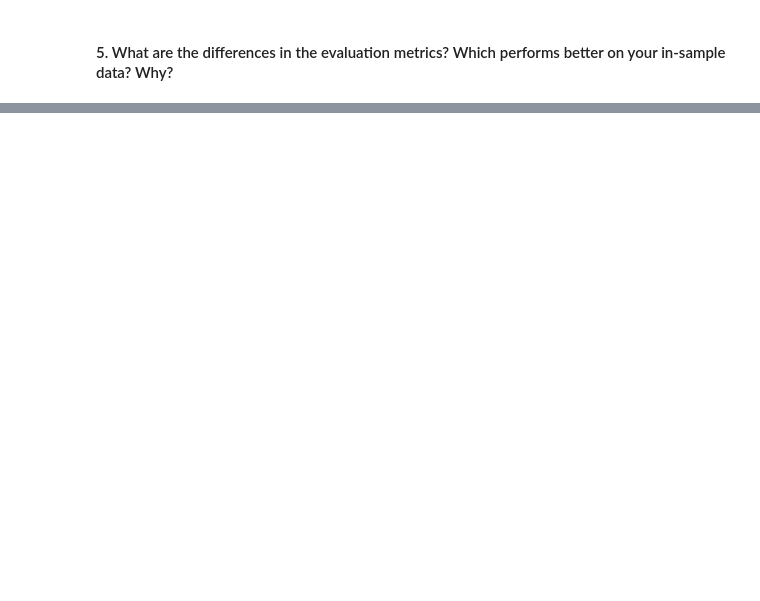
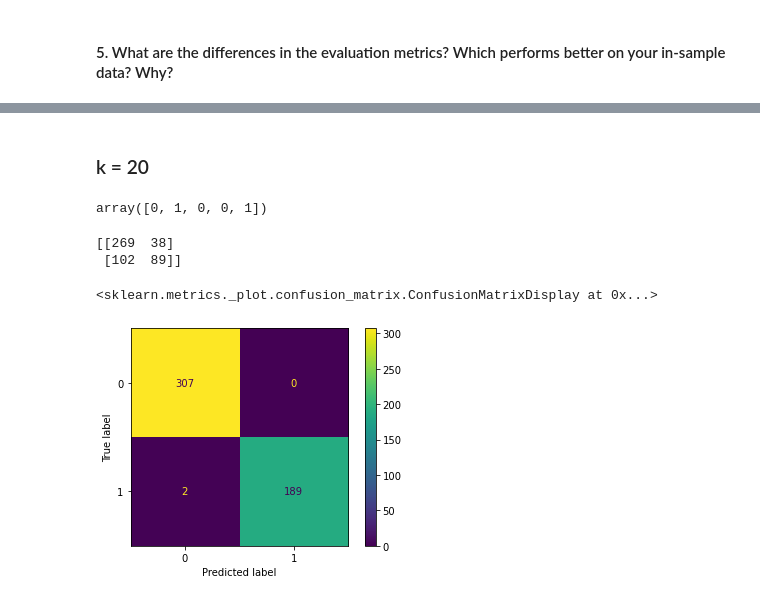
Before and after one commit to Naomi-SB/classification-exercises, a Jupyter notebook: model.ipynb, the cells around one changed output, grey strips where cells are left out. Saved outputs shown, nothing was run; the diff lists cells and outputs as text; code cells hidden in the pictures; blank space fills up the shorter version.

```diff
--- a/model.ipynb
+++ b/model.ipynb
@@ -304,0 +395,26 @@ NameError: name 'model_prediction' is not defined
+# %% [markdown]
+### k = 20
+# %%
+# Create KNN Object
+knn20 = KNeighborsClassifier(n_neighbors=20, weights='uniform')
+
+# Fit object to training data
+knn20.fit(X_train, y_train)
+
+# Make predictions on training data
+y_pred20 = knn20.predict(X_train)
+# %%
+y_pred = knn20.predict(X_train)
+y_pred[:5]
+# %% [output]
+array([0, 1, 0, 0, 1])
+# %%
+print(confusion_matrix(y_train, y_pred))
+# %% [output]
+[[269  38]
+ [102  89]]
+# %%
+plot_confusion_matrix(knn1, X_train, y_train)
+# %% [output]
+<sklearn.metrics._plot.confusion_matrix.ConfusionMatrixDisplay at 0x...>
+[figure, added]
```
Also changed, not shown: parts of 47 cells of this notebook.
